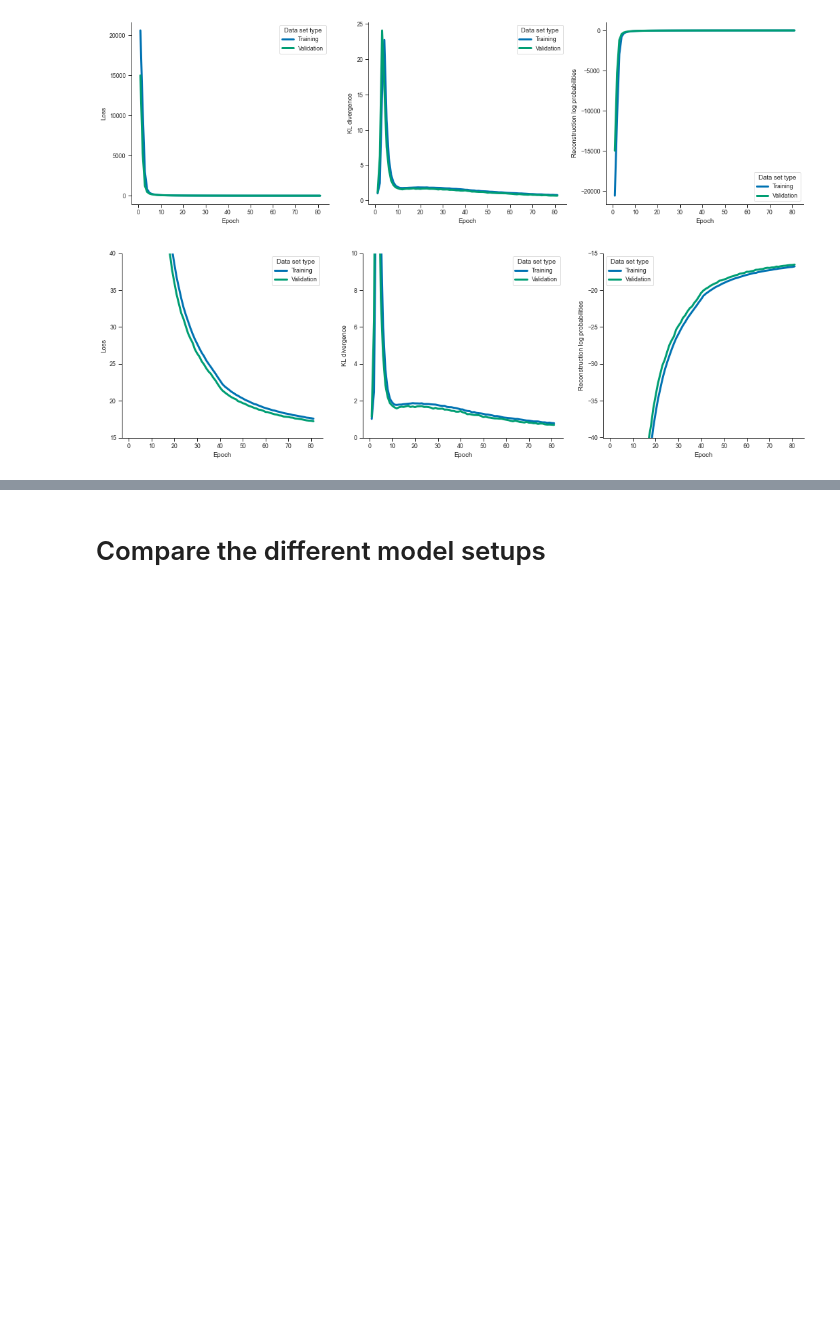
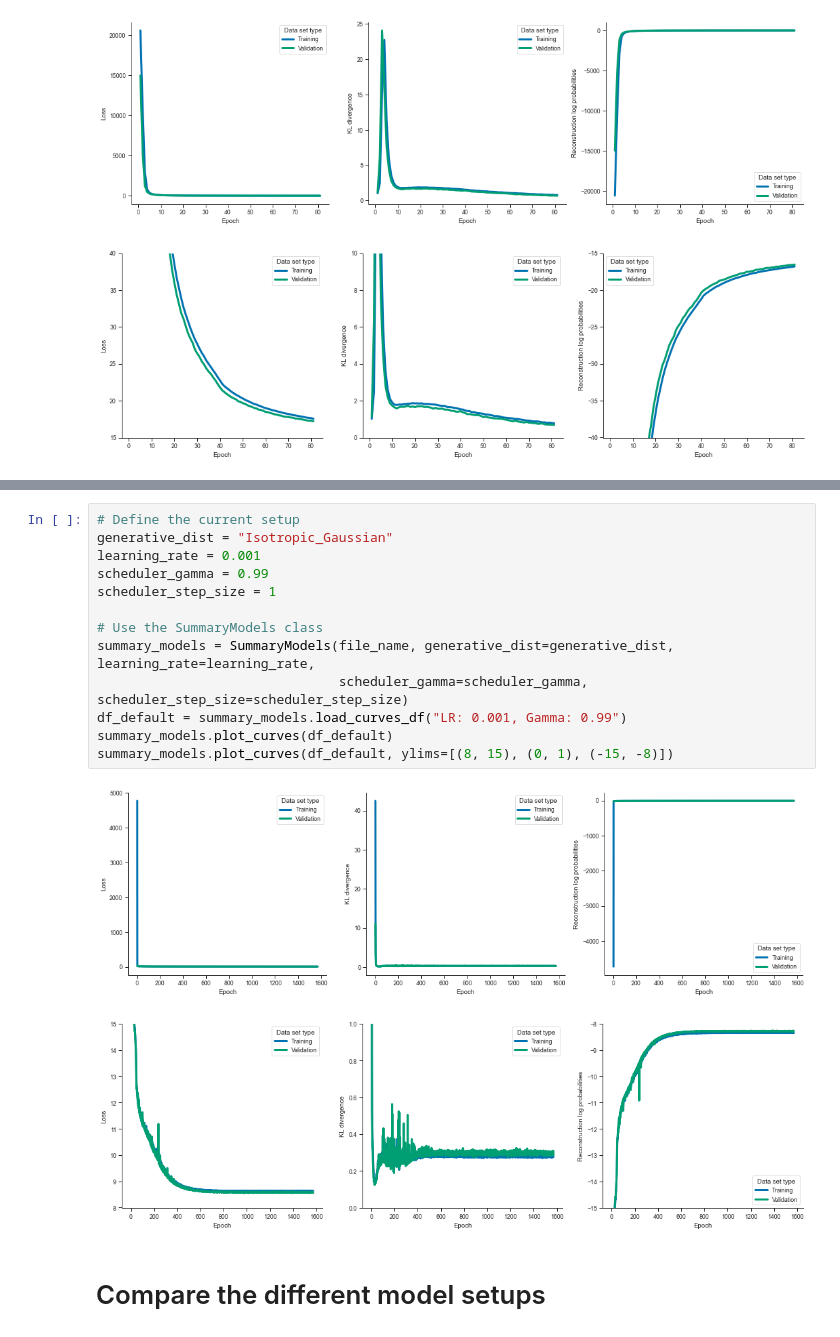
Before and after one commit to ThordurPall/vessel-trajectory-anomaly-detection, a Jupyter notebook: notebooks/Model Training/Learning Curves/Continuous Representation/Bornholm/Explore Training & Validation Curves - Fishing Vessels.ipynb, the cells around one changed output, grey strips where cells are left out. Saved outputs shown, nothing was run; the diff lists cells and outputs as text; blank space fills up the shorter version.

```diff
--- a/notebooks/Model Training/Learning Curves/Continuous Representation/Bornholm/Explore Training & Validation Curves - Fishing Vessels.ipynb
+++ b/notebooks/Model Training/Learning Curves/Continuous Representation/Bornholm/Explore Training & Validation Curves - Fishing Vessels.ipynb
@@ -155,3 +160,19 @@ summary_models.plot_curves(df_default, ylims=[(8, 20), (0, 10), (-20, -5)])
+# %%
+# Define the current setup
+generative_dist = "Isotropic_Gaussian"
+learning_rate = 0.001
+scheduler_gamma = 0.99
+scheduler_step_size = 1
+
+# Use the SummaryModels class
+summary_models = SummaryModels(file_name, generative_dist=generative_dist, learning_rate=learning_rate,
+                               scheduler_gamma=scheduler_gamma, scheduler_step_size=scheduler_step_size)
+df_default = summary_models.load_curves_df("LR: 0.001, Gamma: 0.99")
+summary_models.plot_curves(df_default)
+summary_models.plot_curves(df_default, ylims=[(8, 15), (0, 1), (-15, -8)])
+# %% [output]
+[figure, added]
+[figure, added]
 # %% [markdown]
 # Compare the different model setups
 # %%
```
Also changed, not shown: parts of 17 cells of this notebook, 3 other files.
